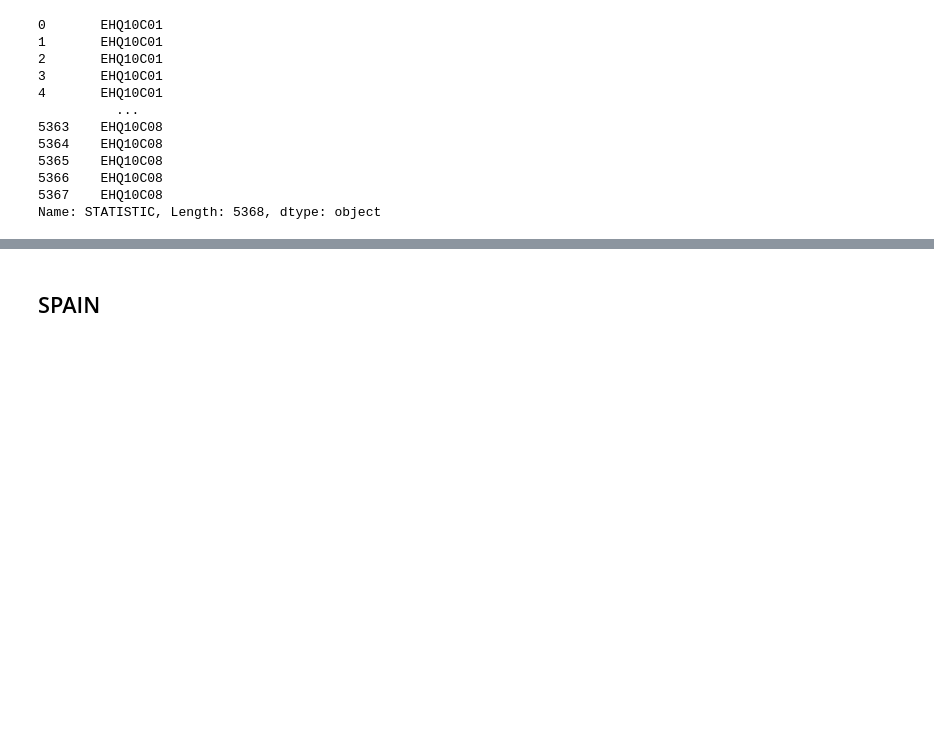
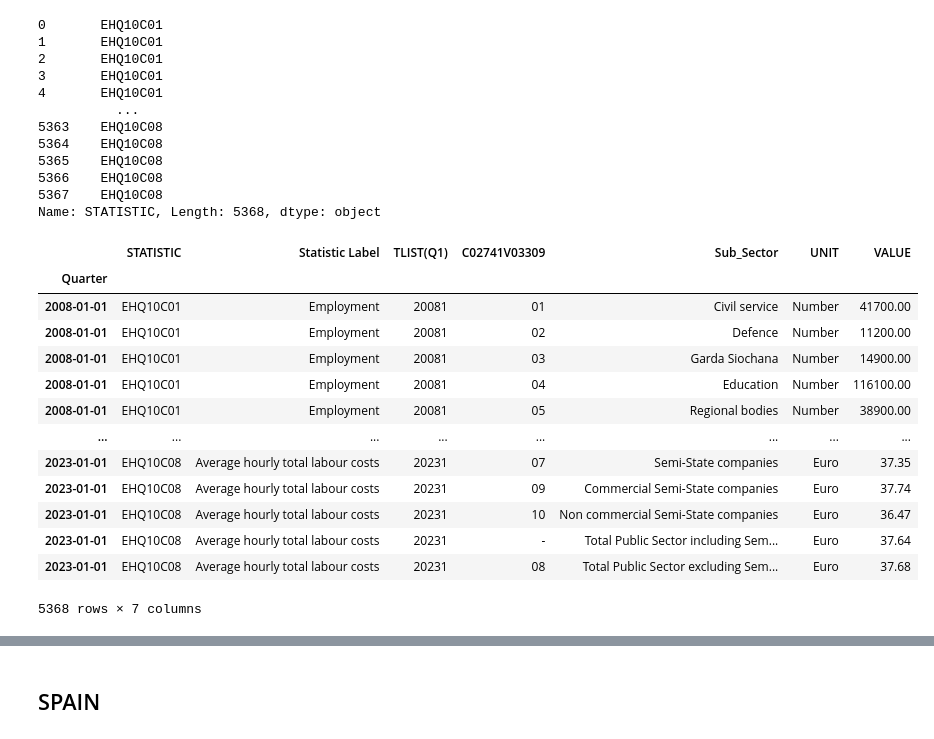
Before and after one commit to Carloselrecharlie/ML_assessment_repeat, a Jupyter notebook: sba22448_Integrated_CA-ML.ipynb, the cells around one changed output, grey strips where cells are left out. Saved outputs shown, nothing was run; the diff lists cells and outputs as text; code cells hidden in the pictures; blank space fills up the shorter version.

```diff
--- a/sba22448_Integrated_CA-ML.ipynb
+++ b/sba22448_Integrated_CA-ML.ipynb
@@ -115,0 +139,17 @@ Name: STATISTIC, Length: 5368, dtype: object
+# %%
+df
+# %% [output]
+|  | STATISTIC | Statistic Label | TLIST(Q1) | C02741V03309 | Sub_Sector | UNIT | VALUE |
+| Quarter |  |  |  |  |  |  |  |
+| 2008-01-01 | EHQ10C01 | Employment | 20081 | 01 | Civil service | Number | 41700.00 |
+| 2008-01-01 | EHQ10C01 | Employment | 20081 | 02 | Defence | Number | 11200.00 |
+| 2008-01-01 | EHQ10C01 | Employment | 20081 | 03 | Garda Siochana | Number | 14900.00 |
+| 2008-01-01 | EHQ10C01 | Employment | 20081 | 04 | Education | Number | 116100.00 |
+| 2008-01-01 | EHQ10C01 | Employment | 20081 | 05 | Regional bodies | Number | 38900.00 |
+| ... | ... | ... | ... | ... | ... | ... | ... |
+| 2023-01-01 | EHQ10C08 | Average hourly total labour costs | 20231 | 07 | Semi-State companies | Euro | 37.35 |
+| 2023-01-01 | EHQ10C08 | Average hourly total labour costs | 20231 | 09 | Commercial Semi-State companies | Euro | 37.74 |
+| 2023-01-01 | EHQ10C08 | Average hourly total labour costs | 20231 | 10 | Non commercial Semi-State companies | Euro | 36.47 |
+| 2023-01-01 | EHQ10C08 | Average hourly total labour costs | 20231 | - | Total Public Sector including Sem... | Euro | 37.64 |
+| 2023-01-01 | EHQ10C08 | Average hourly total labour costs | 20231 | 08 | Total Public Sector excluding Sem... | Euro | 37.68 |
+5368 rows × 7 columns
```
Also changed, not shown: parts of 16 cells of this notebook, 1 other file.
